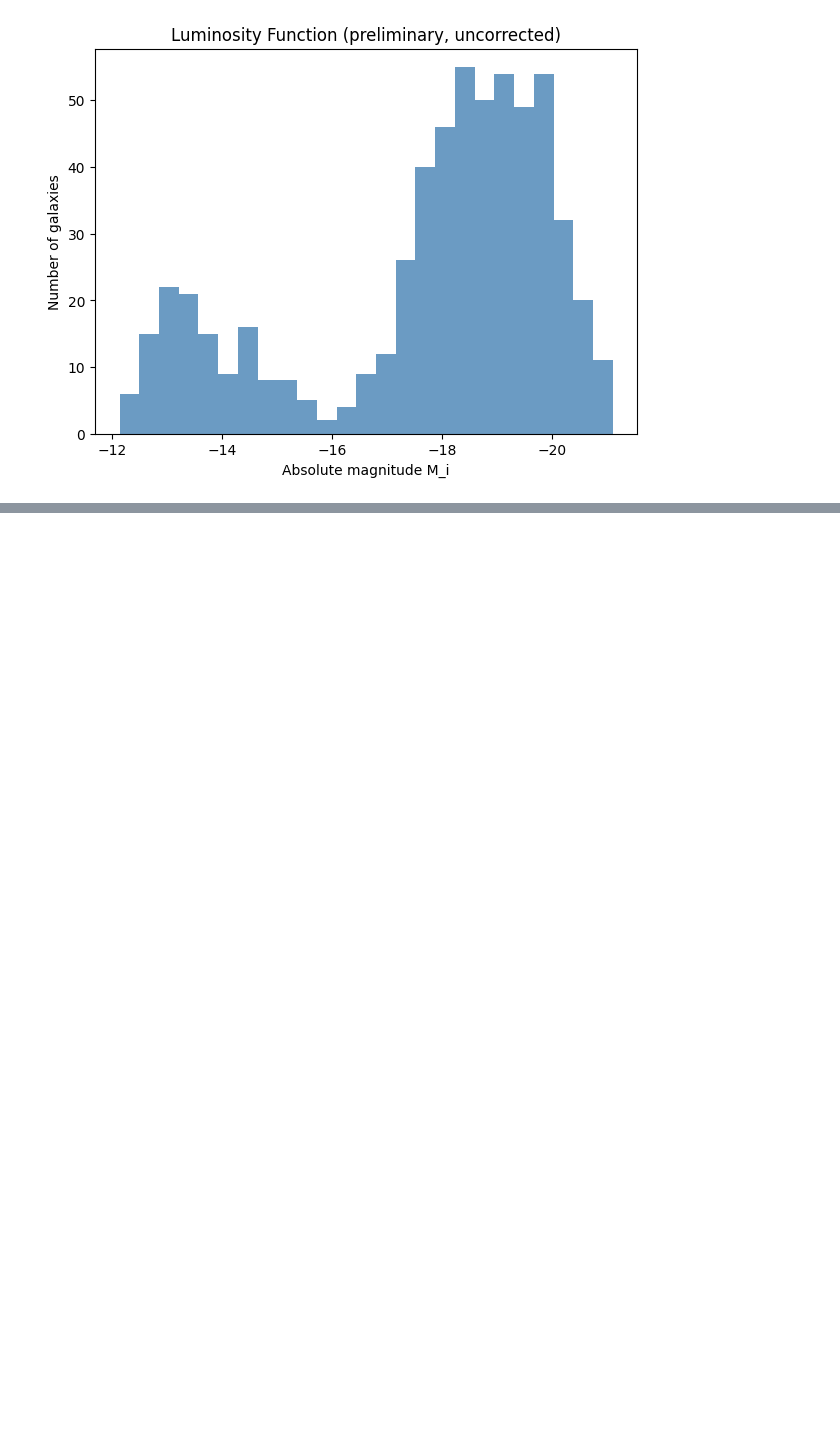
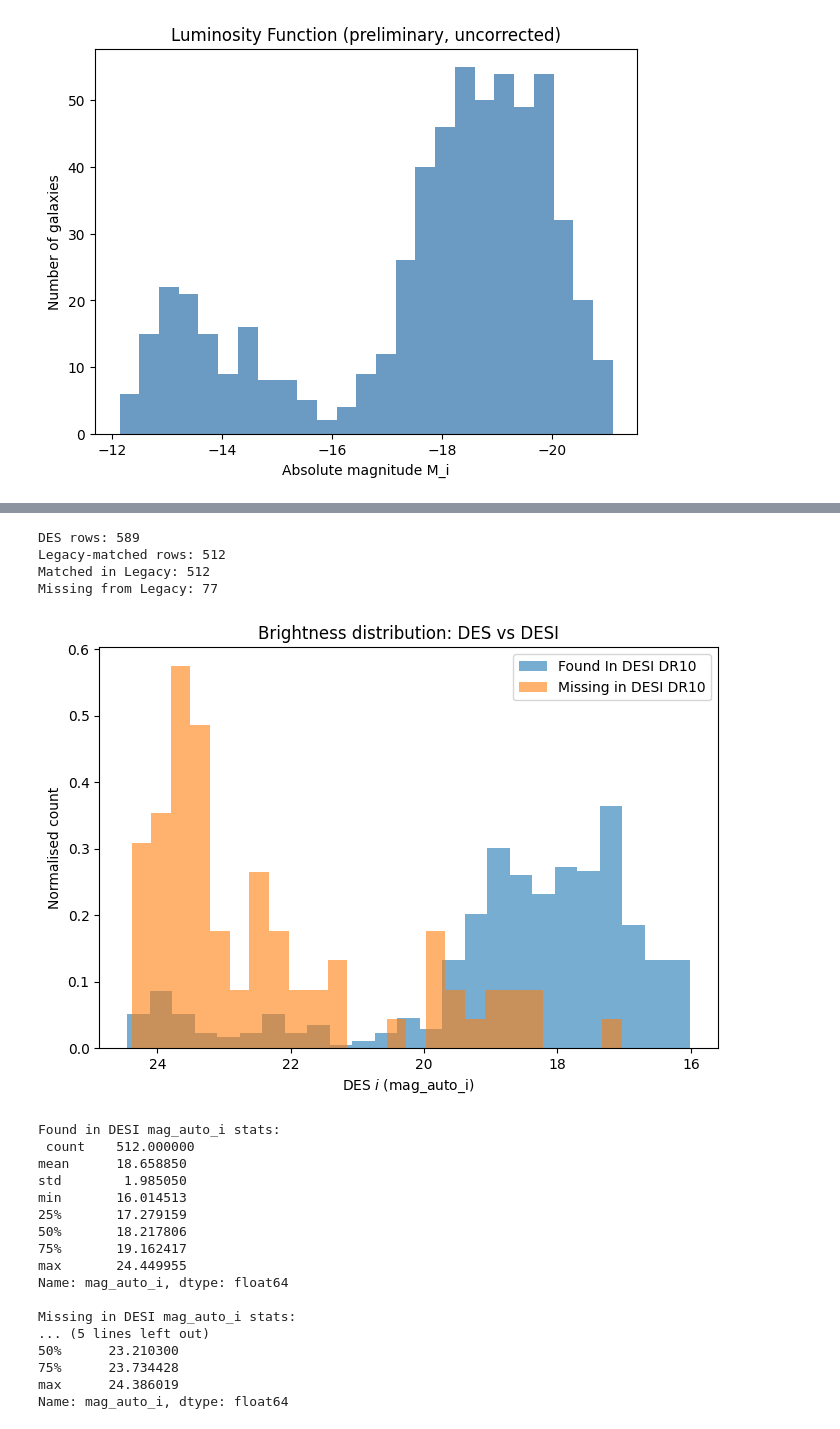
Before and after one commit to saatour/GW170817, a Jupyter notebook: Cross matching with galaxy surveys 06112025.ipynb, the cells around one changed output, grey strips where cells are left out. Drawn from its saved outputs; the diff is of its cells as text; code cells hidden in the pictures; blank space fills up the shorter version.

```diff
--- a/Cross matching with galaxy surveys 06112025.ipynb
+++ b/Cross matching with galaxy surveys 06112025.ipynb
@@ -1151,0 +1449,63 @@ plt.show()
+# %%
+import pandas as pd
+import numpy as np
+import matplotlib.pyplot as plt
+
+# Load full DES sample (589) and Legacy-matched sample (512)
+dfD = pd.read_csv("GW190814_candidates_90pct.csv")
+dfL = pd.read_csv("GW190814_DES_vs_Legacy_1p5arcsec.csv")
+
+print("DES rows:", len(dfD))
+print("Legacy-matched rows:", len(dfL))
+
+# Use coadd_object_id to mark which DES galaxies are in Legacy
+if "coadd_object_id" not in dfL.columns:
+    raise ValueError("coadd_object_id not found in Legacy CSV. Columns are: "
+                     f"{dfL.columns.tolist()}")
+
+legacy_ids = set(dfL["coadd_object_id"])
+dfD["in_legacy"] = dfD["coadd_object_id"].isin(legacy_ids)
+
+matched  = dfD[dfD["in_legacy"]].copy()
+missing  = dfD[~dfD["in_legacy"]].copy()
+
+print("Matched in Legacy:", len(matched))
+print("Missing from Legacy:", len(missing))
+# %% [output]
+DES rows: 589
+Legacy-matched rows: 512
+Matched in Legacy: 512
+Missing from Legacy: 77
+# %%
+plt.figure(figsize=(7,5))
+plt.hist(matched["mag_auto_i"], bins=25, alpha=0.6, label="Found In DESI DR10", density=True)
+plt.hist(missing["mag_auto_i"], bins=25, alpha=0.6, label="Missing in DESI DR10", density=True)
+plt.gca().invert_xaxis()
+plt.xlabel("DES $i$ (mag_auto_i)")
+plt.ylabel("Normalised count")
+plt.title("Brightness distribution: DES vs DESI")
+plt.legend()
+plt.tight_layout()
+plt.show()
+
+print("Found in DESI mag_auto_i stats:\n", matched["mag_auto_i"].describe())
+print("\nMissing in DESI mag_auto_i stats:\n", missing["mag_auto_i"].describe())
+# %% [output]
+[figure, added]
+Found in DESI mag_auto_i stats:
+ count    512.000000
+mean      18.658850
+std        1.985050
+min       16.014513
+25%       17.279159
+50%       18.217806
+75%       19.162417
+max       24.449955
+Name: mag_auto_i, dtype: float64
+
+Missing in DESI mag_auto_i stats:
+... (5 lines left out)
+50%      23.210300
+75%      23.734428
+max      24.386019
+Name: mag_auto_i, dtype: float64
```
Also changed, not shown: parts of 10 cells of this notebook.
